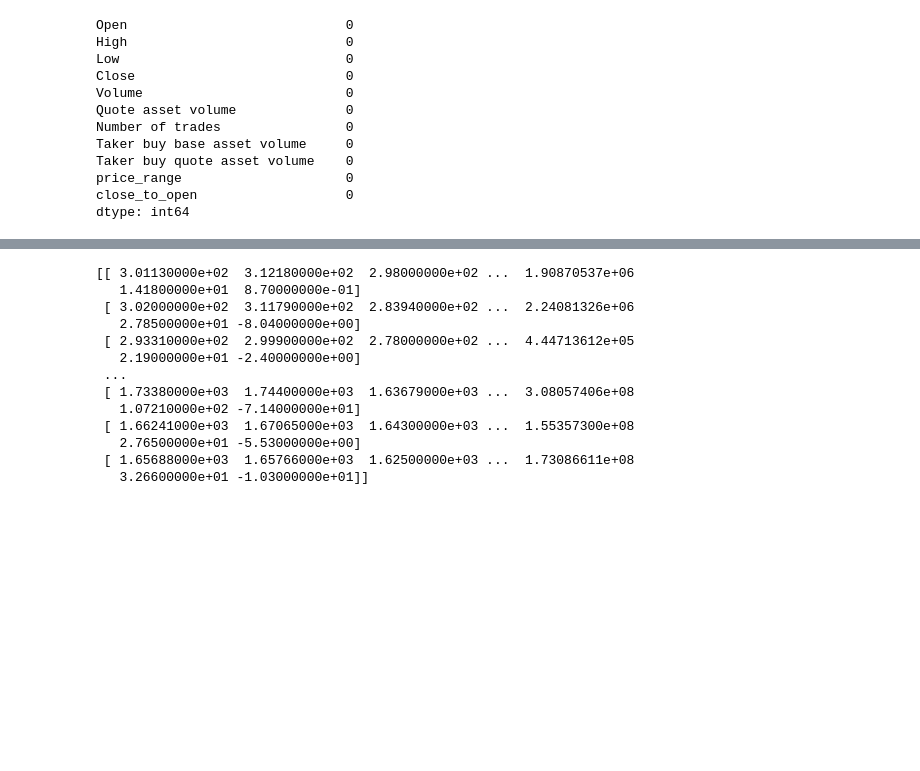
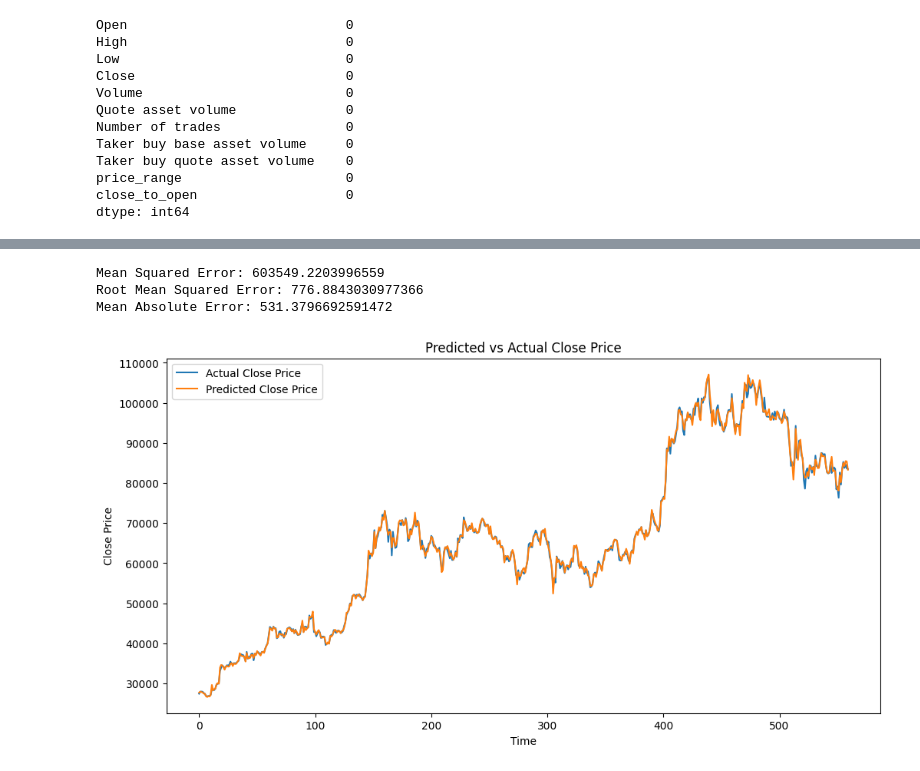
Before and after one commit to fahimai001/CryptoCurrency-Forecasting, a Jupyter notebook: notebooks/exp.ipynb, the cells around one changed output, grey strips where cells are left out. Drawn from its saved outputs; the diff is of its cells as text; code cells hidden in the pictures; blank space fills up the shorter version.

```diff
--- a/notebooks/exp.ipynb
+++ b/notebooks/exp.ipynb
@@ -53,67 +50,57 @@ plt.show()
 # %%
 # Let's train linear regression model on the data to predict the close price, we will also scale the data using minmax scaler
 from sklearn.model_selection import train_test_split
 from sklearn.linear_model import LinearRegression
 from sklearn.preprocessing import MinMaxScaler
 from sklearn.metrics import mean_squared_error, r2_score
 import numpy as np
 
 # Split the data into train and test sets
 X = df.drop(columns=["Close"]).values
 y = df["Close"].values
 
 # we will not use train_test_split as it is time series data so we will use the first 80% of the data for training and the rest for testing
 split_index = int(0.8 * len(X))
 X_train, X_test = X[:split_index], X[split_index:]
 y_train, y_test = y[:split_index], y[split_index:]
 # Scale the data using minmax scaler
 
-print(X_train)
 
-# scaler = MinMaxScaler()
-# X_train = scaler.fit_transform(X_train)
-# X_test = scaler.transform(X_test)
+scaler = MinMaxScaler()
+X_train = scaler.fit_transform(X_train)
+X_test = scaler.transform(X_test)
 
-# # Train the model
-# model = LinearRegression()
-# model.fit(X_train, y_train)
+# Train the model
+model = LinearRegression()
+model.fit(X_train, y_train)
 
-# # Predict the close price
-# y_pred = model.predict(X_test)
+# Predict the close price
+y_pred = model.predict(X_test)
 
-# # Calculate the mean squared error and rmse, maean absolute error
-# mse = mean_squared_error(y_test, y_pred)
-# rmse = np.sqrt(mse)
-# mae = np.mean(np.abs(y_test - y_pred))
-# r2 = r2_score(y_test, y_pred)
-# print(f"Mean Squared Error: {mse}")
-# print(f"Root Mean Squared Error: {rmse}")
-# print(f"Mean Absolute Error: {mae}")
+# Calculate the mean squared error and rmse, maean absolute error
+mse = mean_squared_error(y_test, y_pred)
+rmse = np.sqrt(mse)
+mae = np.mean(np.abs(y_test - y_pred))
+r2 = r2_score(y_test, y_pred)
+print(f"Mean Squared Error: {mse}")
+print(f"Root Mean Squared Error: {rmse}")
+print(f"Mean Absolute Error: {mae}")
 
 
-# # Plot the predicted vs actual close price
-# plt.figure(figsize=(12, 6))
-# plt.plot(y_test, label="Actual Close Price")
-# plt.plot(y_pred, label="Predicted Close Price")
-# plt.title("Predicted vs Actual Close Price")
-# plt.xlabel("Time")
-# plt.ylabel("Close Price")
-# plt.legend()
-# plt.show()
+# Plot the predicted vs actual close price
+plt.figure(figsize=(12, 6))
+plt.plot(y_test, label="Actual Close Price")
+plt.plot(y_pred, label="Predicted Close Price")
+plt.title("Predicted vs Actual Close Price")
+plt.xlabel("Time")
+plt.ylabel("Close Price")
+plt.legend()
+plt.show()
 # %% [output]
-[[ 3.01130000e+02  3.12180000e+02  2.98000000e+02 ...  1.90870537e+06
-   1.41800000e+01  8.70000000e-01]
- [ 3.02000000e+02  3.11790000e+02  2.83940000e+02 ...  2.24081326e+06
-   2.78500000e+01 -8.04000000e+00]
- [ 2.93310000e+02  2.99900000e+02  2.78000000e+02 ...  4.44713612e+05
-   2.19000000e+01 -2.40000000e+00]
- ...
- [ 1.73380000e+03  1.74400000e+03  1.63679000e+03 ...  3.08057406e+08
-   1.07210000e+02 -7.14000000e+01]
- [ 1.66241000e+03  1.67065000e+03  1.64300000e+03 ...  1.55357300e+08
-   2.76500000e+01 -5.53000000e+00]
- [ 1.65688000e+03  1.65766000e+03  1.62500000e+03 ...  1.73086611e+08
-   3.26600000e+01 -1.03000000e+01]]
+Mean Squared Error: 603549.2203996559
+Root Mean Squared Error: 776.8843030977366
+Mean Absolute Error: 531.3796692591472
+[figure, added]
 # %%
 import pandas as pd
 import numpy as np
```
Also changed, not shown: parts of 7 cells of this notebook.
